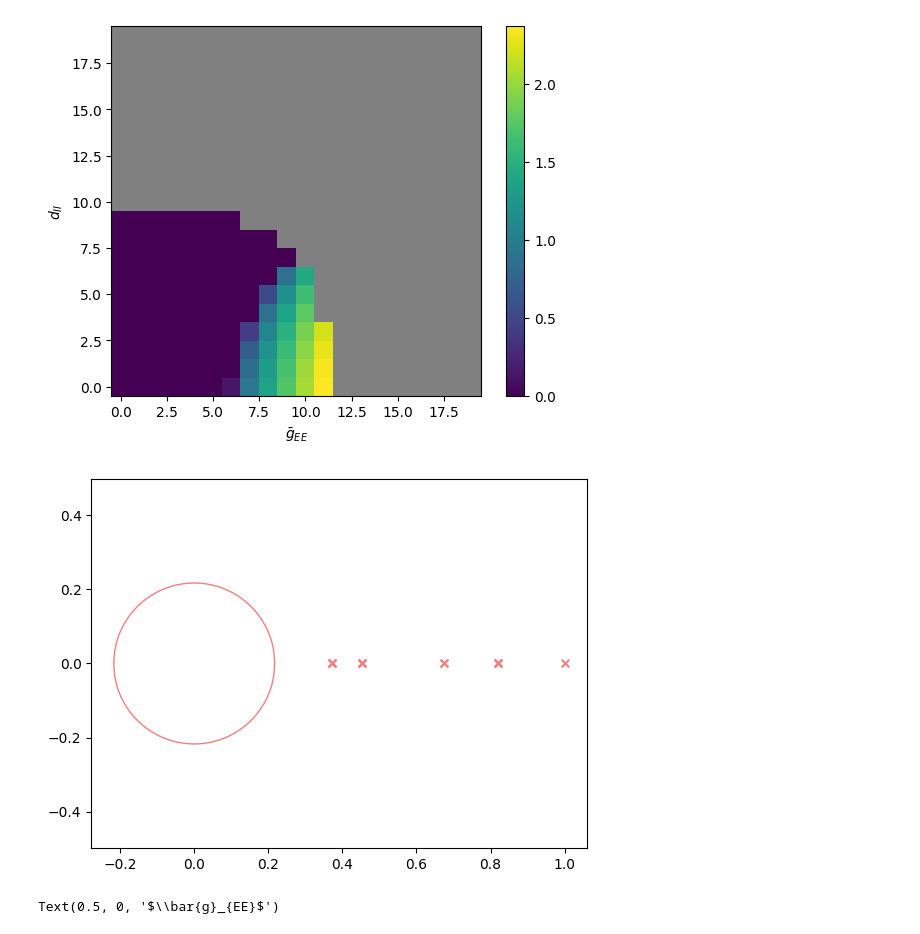
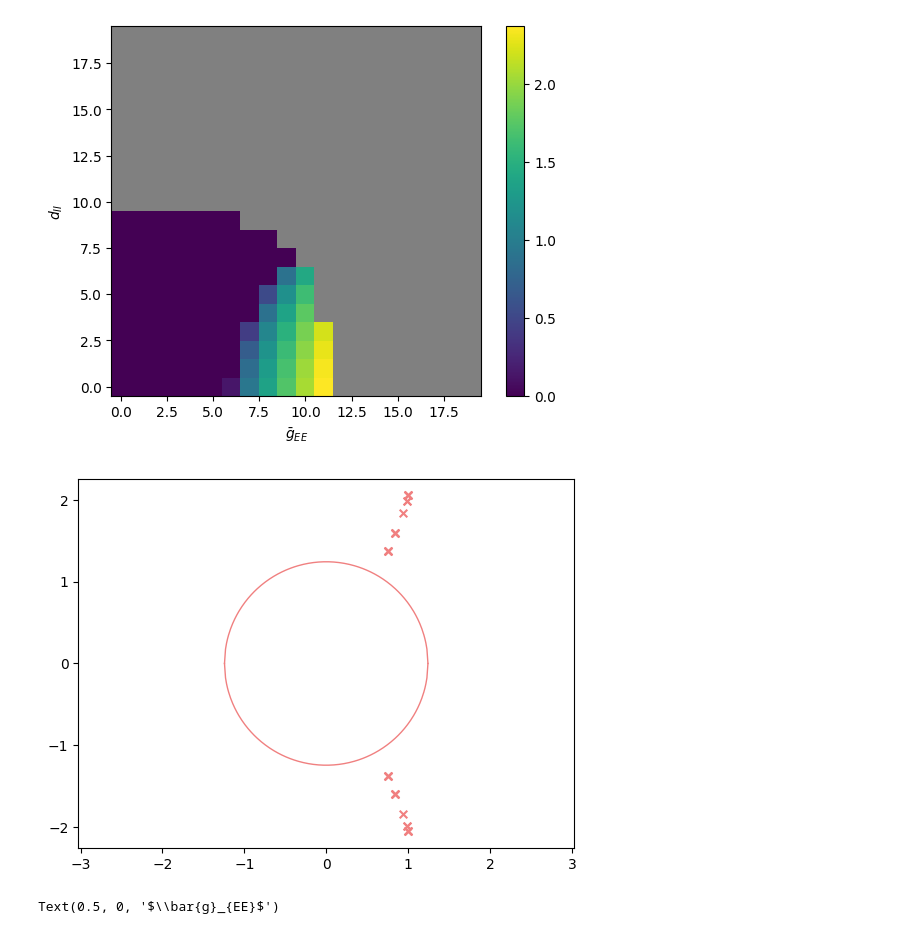
Before and after one commit to huang-yh20/spatial-linear-project, a Jupyter notebook: code/phase/try_phase.ipynb, the cells around one changed output. Drawn from its saved outputs; the diff is of its cells as text; code cells hidden in the pictures.

```diff
--- a/code/phase/try_phase.ipynb
+++ b/code/phase/try_phase.ipynb
@@ -366,10 +366,10 @@ plt.xlabel(r'$\bar{g}_{EE}$')
 Text(0.5, 0, '$\\bar{g}_{EE}$')
 [figure]
 # %%
-p_net = generate_params_dyn_wave_new(0)
+p_net = generate_params1p_phase_eta(10)
 temp_plot_pred(p_net, dim=2)
 # %% [output]
-[figure, old version]
+[figure, new version]
 # %%
 trail_num = 20
 
```
Also changed, not shown: 8 other files.
